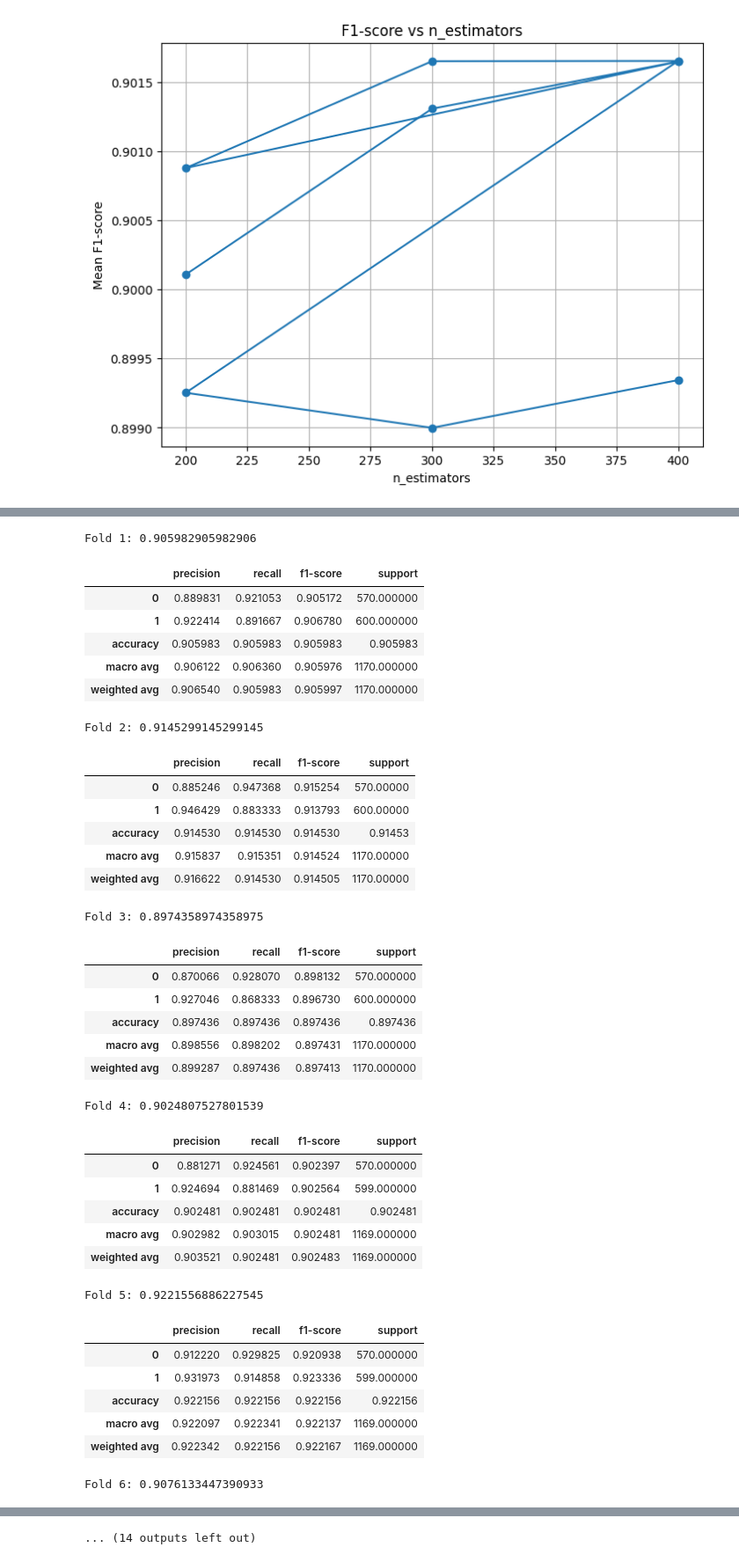
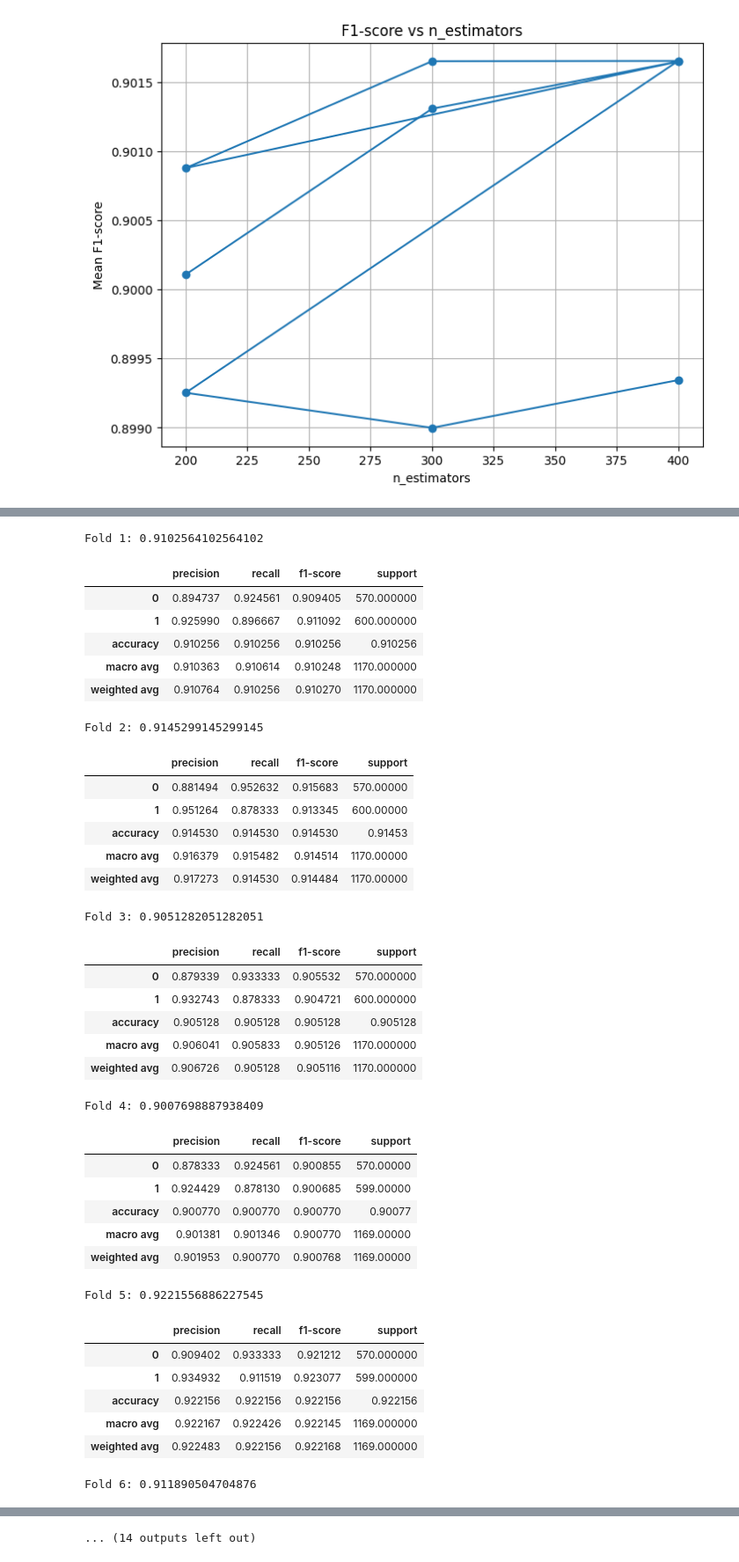
Before and after one commit to M4RV3L24/Online-Gambling-Detection-using-IndoBERTweet, a Jupyter notebook: Models/ML_IndoBERTweet/prototype.ipynb, the cells around one changed output, grey strips where cells are left out. Shown: that part at 88% size. Drawn from its saved outputs; the diff is of its cells as text; code cells hidden in the pictures.

```diff
--- a/Models/ML_IndoBERTweet/prototype.ipynb
+++ b/Models/ML_IndoBERTweet/prototype.ipynb
@@ -409,10 +427,9 @@ skf = StratifiedKFold(n_splits=n_splits, shuffle=True, random_state=42)
 # Define Parameter Grid untuk SVC
 # ==============================
 param_grid = {
-    'C': [0.1, 1, 10, 100],                   # Regularization parameter
-    'kernel': ['linear', 'rbf', 'poly'],      # Kernel types
-    'gamma': ['scale', 'auto'],               # Kernel coefficient
-    'class_weight': [None, 'balanced']        # Handle imbalance
+    'C': [1, 10, 50],                   # Regularization parameter
+    'kernel': ['rbf', 'poly'],
+    'class_weight': ['balanced']        # Handle imbalance
 }
 
 # ==============================
@@ -490,7 +519,7 @@ for fold, (train_idx, test_idx) in enumerate(skf.split(X_embeddings, y)):
     X_train, X_test = X_embeddings[train_idx], X_embeddings[test_idx]
     y_train, y_test = np.array(y)[train_idx], np.array(y)[test_idx]
 
-    rf = RandomForestClassifier(n_estimators=400, max_depth=None, min_samples_split=3, min_samples_leaf=1, random_state=42, class_weight='balanced', n_jobs=-1)
+    rf = RandomForestClassifier(n_estimators=400, max_depth=None, min_samples_split=3, min_samples_leaf=1, random_state=42, class_weight=None, n_jobs=-1)
     rf.fit(X_train, y_train)
     y_pred = rf.predict(X_test)
 
@@ -521,66 +550,66 @@ for label in labels:
     }
 
 # Global averages
 mean_results['accuracy'] = {"score": np.mean([fold['accuracy'] for fold in fold_reports])}
 mean_results['macro avg'] = {
     m: np.mean([fold['macro avg'][m] for fold in fold_reports]) for m in metrics
 }
 mean_results['weighted avg'] = {
     m: np.mean([fold['weighted avg'][m] for fold in fold_reports]) for m in metrics
 }
 
 # Convert to DataFrame
 results_df = pd.DataFrame(mean_results).T
 
 print("Final averaged metrics across folds:")
 display(results_df)
 
 # Show per-fold accuracies as well
 fold_acc_df = pd.DataFrame({
     "Fold": range(1, n_splits + 1),
     "Accuracy": cv_scores
 })
 print("Per-fold accuracy:")
 display(fold_acc_df)
 
 # Show overall confusion matrix
 print("Confusion Matrix across all folds:")
 display(pd.DataFrame(confusion_matrix(all_y_true, all_y_pred)))
 # %% [output]
-Fold 1: 0.905982905982906
+Fold 1: 0.9102564102564102
 |  | precision | recall | f1-score | support |
-| 0 | 0.889831 | 0.921053 | 0.905172 | 570.000000 |
-| 1 | 0.922414 | 0.891667 | 0.906780 | 600.000000 |
-| accuracy | 0.905983 | 0.905983 | 0.905983 | 0.905983 |
-| macro avg | 0.906122 | 0.906360 | 0.905976 | 1170.000000 |
-| weighted avg | 0.906540 | 0.905983 | 0.905997 | 1170.000000 |
+| 0 | 0.894737 | 0.924561 | 0.909405 | 570.000000 |
+| 1 | 0.925990 | 0.896667 | 0.911092 | 600.000000 |
+| accuracy | 0.910256 | 0.910256 | 0.910256 | 0.910256 |
+| macro avg | 0.910363 | 0.910614 | 0.910248 | 1170.000000 |
+| weighted avg | 0.910764 | 0.910256 | 0.910270 | 1170.000000 |
 Fold 2: 0.9145299145299145
 |  | precision | recall | f1-score | support |
-| 0 | 0.885246 | 0.947368 | 0.915254 | 570.00000 |
-| 1 | 0.946429 | 0.883333 | 0.913793 | 600.00000 |
+| 0 | 0.881494 | 0.952632 | 0.915683 | 570.00000 |
+| 1 | 0.951264 | 0.878333 | 0.913345 | 600.00000 |
 | accuracy | 0.914530 | 0.914530 | 0.914530 | 0.91453 |
-| macro avg | 0.915837 | 0.915351 | 0.914524 | 1170.00000 |
-| weighted avg | 0.916622 | 0.914530 | 0.914505 | 1170.00000 |
+| macro avg | 0.916379 | 0.915482 | 0.914514 | 1170.00000 |
+| weighted avg | 0.917273 | 0.914530 | 0.914484 | 1170.00000 |
-Fold 3: 0.8974358974358975
+Fold 3: 0.9051282051282051
 |  | precision | recall | f1-score | support |
-| 0 | 0.870066 | 0.928070 | 0.898132 | 570.000000 |
-| 1 | 0.927046 | 0.868333 | 0.896730 | 600.000000 |
-| accuracy | 0.897436 | 0.897436 | 0.897436 | 0.897436 |
-| macro avg | 0.898556 | 0.898202 | 0.897431 | 1170.000000 |
-| weighted avg | 0.899287 | 0.897436 | 0.897413 | 1170.000000 |
+| 0 | 0.879339 | 0.933333 | 0.905532 | 570.000000 |
+| 1 | 0.932743 | 0.878333 | 0.904721 | 600.000000 |
+| accuracy | 0.905128 | 0.905128 | 0.905128 | 0.905128 |
+| macro avg | 0.906041 | 0.905833 | 0.905126 | 1170.000000 |
+| weighted avg | 0.906726 | 0.905128 | 0.905116 | 1170.000000 |
-Fold 4: 0.9024807527801539
+Fold 4: 0.9007698887938409
 |  | precision | recall | f1-score | support |
-| 0 | 0.881271 | 0.924561 | 0.902397 | 570.000000 |
-| 1 | 0.924694 | 0.881469 | 0.902564 | 599.000000 |
-| accuracy | 0.902481 | 0.902481 | 0.902481 | 0.902481 |
-| macro avg | 0.902982 | 0.903015 | 0.902481 | 1169.000000 |
-| weighted avg | 0.903521 | 0.902481 | 0.902483 | 1169.000000 |
+| 0 | 0.878333 | 0.924561 | 0.900855 | 570.00000 |
+| 1 | 0.924429 | 0.878130 | 0.900685 | 599.00000 |
+| accuracy | 0.900770 | 0.900770 | 0.900770 | 0.90077 |
+| macro avg | 0.901381 | 0.901346 | 0.900770 | 1169.00000 |
+| weighted avg | 0.901953 | 0.900770 | 0.900768 | 1169.00000 |
 Fold 5: 0.9221556886227545
 |  | precision | recall | f1-score | support |
-| 0 | 0.912220 | 0.929825 | 0.920938 | 570.000000 |
-| 1 | 0.931973 | 0.914858 | 0.923336 | 599.000000 |
+| 0 | 0.909402 | 0.933333 | 0.921212 | 570.000000 |
+| 1 | 0.934932 | 0.911519 | 0.923077 | 599.000000 |
 | accuracy | 0.922156 | 0.922156 | 0.922156 | 0.922156 |
-| macro avg | 0.922097 | 0.922341 | 0.922137 | 1169.000000 |
-| weighted avg | 0.922342 | 0.922156 | 0.922167 | 1169.000000 |
+| macro avg | 0.922167 | 0.922426 | 0.922145 | 1169.000000 |
+| weighted avg | 0.922483 | 0.922156 | 0.922168 | 1169.000000 |
-Fold 6: 0.9076133447390933
+Fold 6: 0.911890504704876
 |  | precision | recall | f1-score | support |
```
Also changed, not shown: parts of 4 cells of this notebook, 2 other files.
